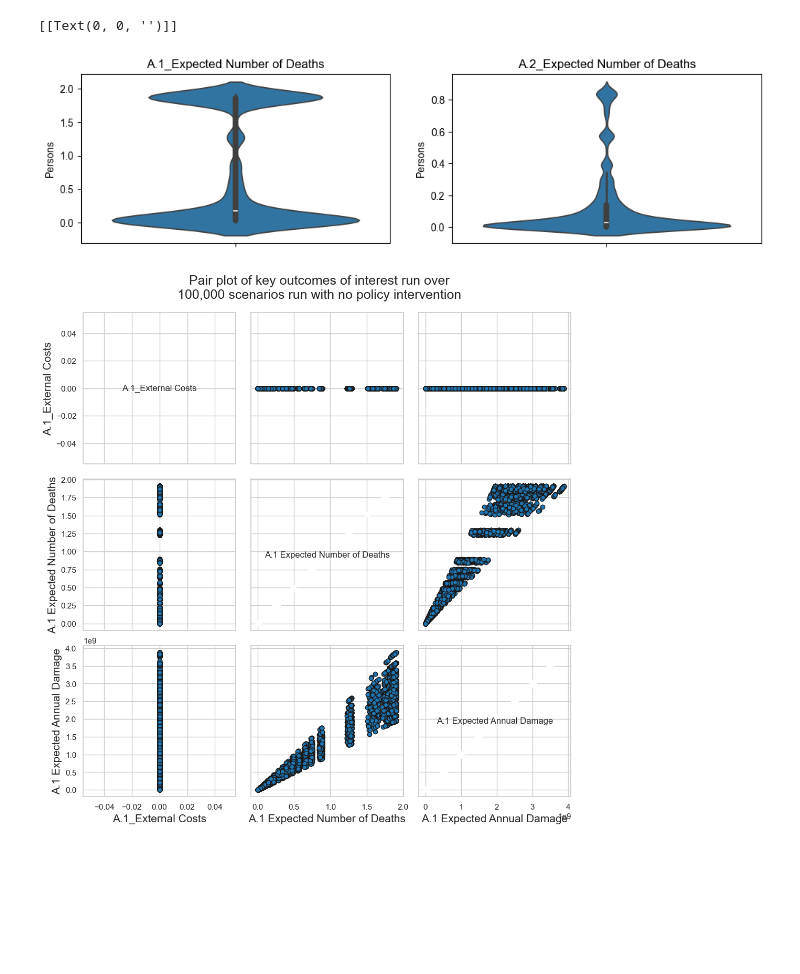
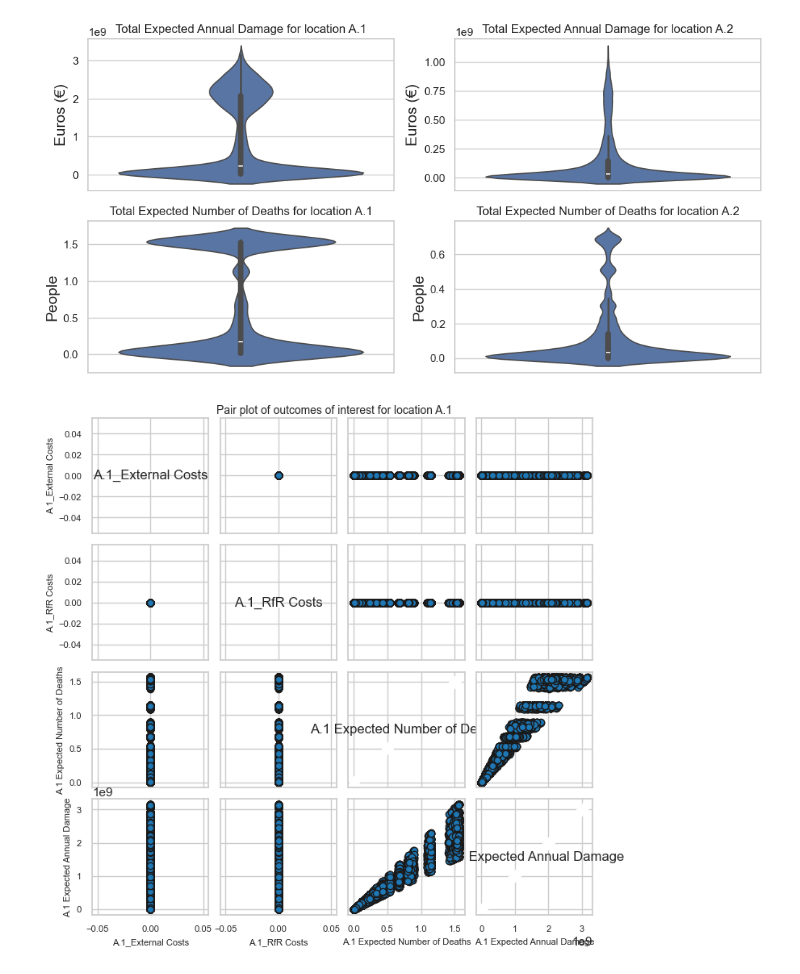
Before and after one commit to pherfkens/PROJECT_MBDM_GROUP1, a Jupyter notebook: final assignment/scenario_discovery_prim.ipynb, the cells around one changed output. Saved outputs shown, nothing was run; the diff lists cells and outputs as text; code cells hidden in the pictures; blank space fills up the shorter version.

```diff
--- a/final assignment/scenario_discovery_prim.ipynb
+++ b/final assignment/scenario_discovery_prim.ipynb
@@ -98,23 +116,46 @@ df_outcomes
 # %%
 # #First we are going to look at the totals
 
 # plotting the number of deaths and the damage costs (aggregated over time and location)
-f, axes = plt.subplots(1, 2, figsize=(12,3))
+f, axes = plt.subplots(2, 2, figsize=(12,6))
 sns.set(style="whitegrid", font_scale=1)
 plt.rcParams["axes.labelsize"] = 15
 
-sns.violinplot(data=df_outcomes["A.1_Expected Number of Deaths"], ax=axes[0])
-sns.violinplot(data=df_outcomes["A.2_Expected Number of Deaths"], ax=axes[1])
+sns.violinplot(data=df_outcomes["A.1_Expected Annual Damage"], ax=axes[0, 0])
+sns.violinplot(data=df_outcomes["A.2_Expected Annual Damage"], ax=axes[0, 1])
+sns.violinplot(data=df_outcomes["A.1_Expected Number of Deaths"], ax=axes[1, 0])
+sns.violinplot(data=df_outcomes["A.2_Expected Number of Deaths"], ax=axes[1, 1])
 
 #layout of the plots
-axes[0].set_title("A.1_Expected Number of Deaths")
-axes[0].set_ylabel('Persons')
-axes[0].set(xticklabels = [])
+axes[0, 0].set_title("Total Expected Annual Damage for location A.1")
+axes[0, 0].set_ylabel('Euros (€)')
+axes[0, 0].set(xticklabels = [])
 
-axes[1].set_title("A.2_Expected Number of Deaths")
-axes[1].set_ylabel('Persons')
-axes[1].set(xticklabels = [])
+axes[0, 1].set_title("Total Expected Annual Damage for location A.2")
+axes[0, 1].set_ylabel('Euros (€)')
+axes[0, 1].set(xticklabels = [])
+
+axes[1, 0].set_title("Total Expected Number of Deaths for location A.1")
+axes[1, 0].set_ylabel('People')
+axes[1, 0].set(xticklabels = [])
+
+axes[1, 1].set_title("Total Expected Number of Deaths for location A.2")
+axes[1, 1].set_ylabel('People')
+axes[1, 1].set(xticklabels = [])
+
+plt.show()
+# axes[1].set_ylabel('Euros (€)')
+# axes[1].set(xticklabels = [])
+
+# axes[2].set_title("Total Expected Number of Deaths for location A.1")
+# axes[2].set_ylabel('People')
+# axes[2].set(xticklabels = [])
+
+# axes[3].set_title("Total Expected Number of Deaths for location A.2")
+# axes[3].set_ylabel('People')
+# axes[3].set(xticklabels = [])
+
+# plt.show()
 # %% [output]
-[[Text(0, 0, '')]]
-[figure, old version]
+[figure, new version]
 # %%
@@ -122,29 +166,32 @@ outcomes_of_interest = list(df_outcomes.columns)
 outcomes_of_interest_A1 = [i for i in outcomes_of_interest if 'A.1' in i]
 outcomes_of_interest_A2 = [i for i in outcomes_of_interest if 'A.2' in i]
 # %%
-# Subset & rename data columns for readability
+# Create subset of outcomes of interest for location A.1
 outcomes_subset = {k:outcomes[k] for k in outcomes_of_interest_A1 if k in outcomes}
 
+# Rename data columns for readability
 ylabels = {
     'A.1_External Costs' : 'A.1_External Costs',
     'A.1_Expected Number of Deaths' : 'A.1 Expected Number of Deaths',
     'A.1_Expected Annual Damage' : 'A.1 Expected Annual Damage',
+    'A.1_RfR Costs' : 'A.1_RfR Costs',
     # 'A.2_External Costs' : 'A.2_External Costs',
     # 'A.2_Expected Number of Deaths' : 'A.2 Expected Number of Deaths',
-    # 'A.2_Expected Annual Damage' : 'A.2 Expected Annual Damage'
-        }
+    # 'A.2_Expected Annual Damage' : 'A.2 Expected Annual Damage',
+    # 'A.2RfR Total Costs' : 'A.2RfR Total Costs',
+}
 
-fig, axes = pairs_plotting.pairs_scatter(experiments, outcomes_subset,
-                                         legend=True, ylabels=ylabels,
-                                         linewidth=0,
-                                        )
+# Create a pair plot of the outcomes of interest of location A.1
+fig, axes = pairs_plotting.pairs_scatter(experiments, outcomes_subset, group_by="policy", legend=False, ylabels=ylabels)
+fig.set_size_inches(8, 8)
 
-# Graph settings
-fig.set_size_inches(12, 12)
-fig.suptitle("Pair plot of key outcomes of interest run over\n"
-             + "100,000 scenarios run with no policy intervention",
-             fontsize=18, y=0.94)
-# plt.savefig('img/scenario_discovery__outcomes_pairplot.png')
+for ax in axes.values():
+    ax.tick_params(axis='both', which='major', labelsize=8)  # Set the font size of the tick labels
+    ax.xaxis.label.set_size(8)  # Set the font size of the x-axis labels
+    ax.yaxis.label.set_size(8)  # Set the font size of the y-axis labels
+
+fig.suptitle("Pair plot of outcomes of interest for location A.1", fontsize=10, y=0.9)
+# plt.savefig('imgages/scenario_discovery_outcomes_A1_pairplot.png')
 plt.show()
 # %% [output]
-[figure, old version]
+[figure, new version]
```
Also changed, not shown: parts of 44 cells of this notebook.
